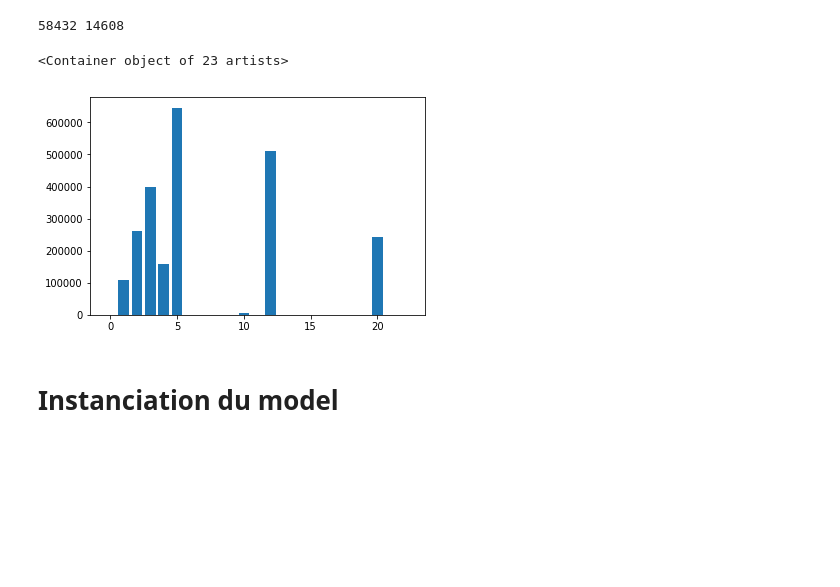
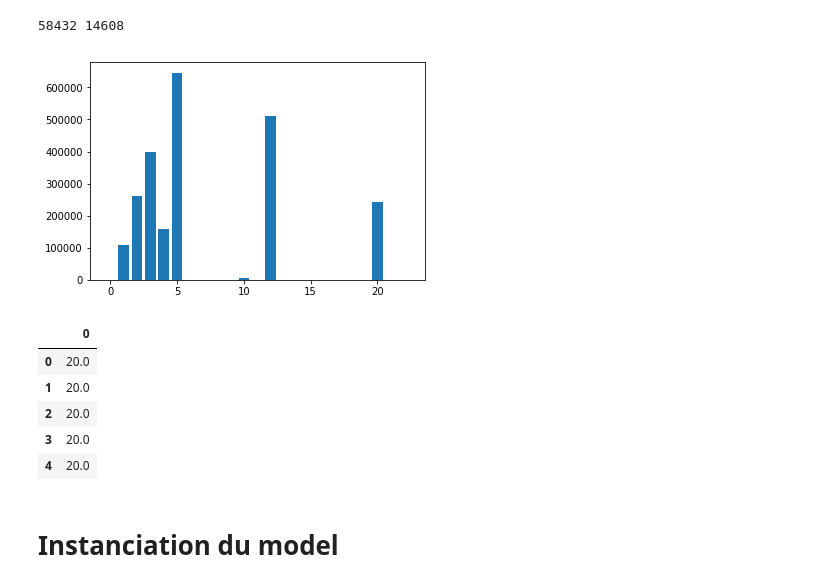
Before and after one commit to FannyRis/ChallengeHacka, a Jupyter notebook: Hackathon.ipynb, the cells around one changed output. Saved outputs shown, nothing was run; the diff lists cells and outputs as text; code cells hidden in the pictures; blank space fills up the shorter version.

```diff
--- a/Hackathon.ipynb
+++ b/Hackathon.ipynb
@@ -97,18 +97,28 @@ label = h5.File(PATH_DATA)['TOP_LANDCOVER']
 images = h5.File(PATH_DATA)['S2']
 # %%
 counts = np.zeros(23)
-lbl = np.zeros[len(label)]
+lbl = np.zeros(len(label))
 
 for idx, value in enumerate(label):
     counts[int(value)] += 1
-    lbl[idx]
+    lbl[idx] = value
 # %%
 import matplotlib.pyplot as plt
 
 plt.bar(np.arange(len(counts)), counts)
+plt.show()
 # %% [output]
-<Container object of 23 artists>
 [figure]
+# %%
+pd_lbl = pd.DataFrame(lbl)
+pd_lbl.head()
+# %% [output]
+|  | 0 |
+| 0 | 20.0 |
+| 1 | 20.0 |
+| 2 | 20.0 |
+| 3 | 20.0 |
+| 4 | 20.0 |
 # %% [markdown]
 # Instanciation du model
 # %%
```
Also changed, not shown: parts of 4 cells of this notebook.
